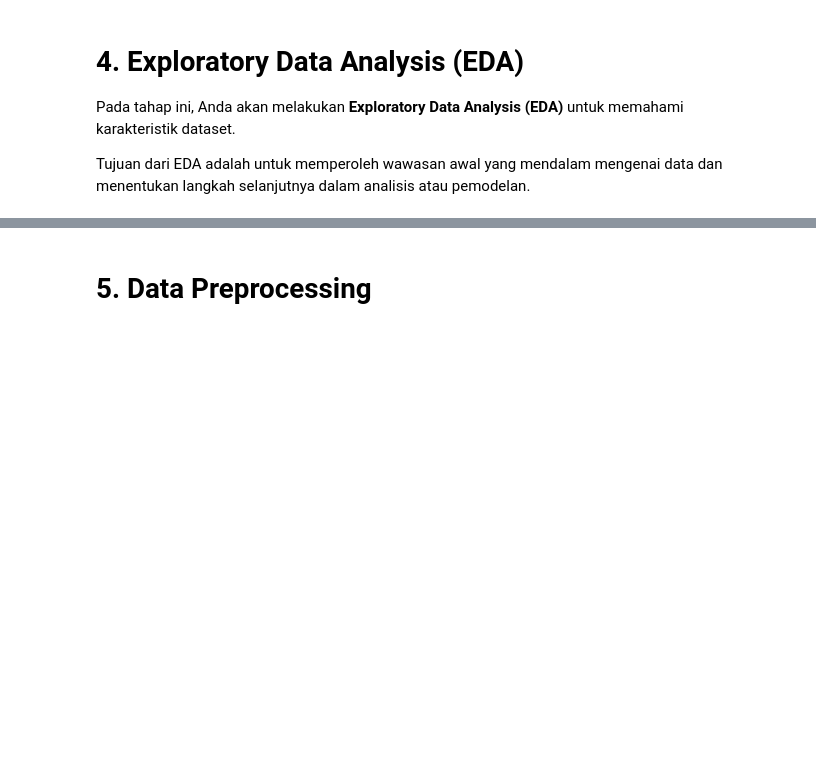
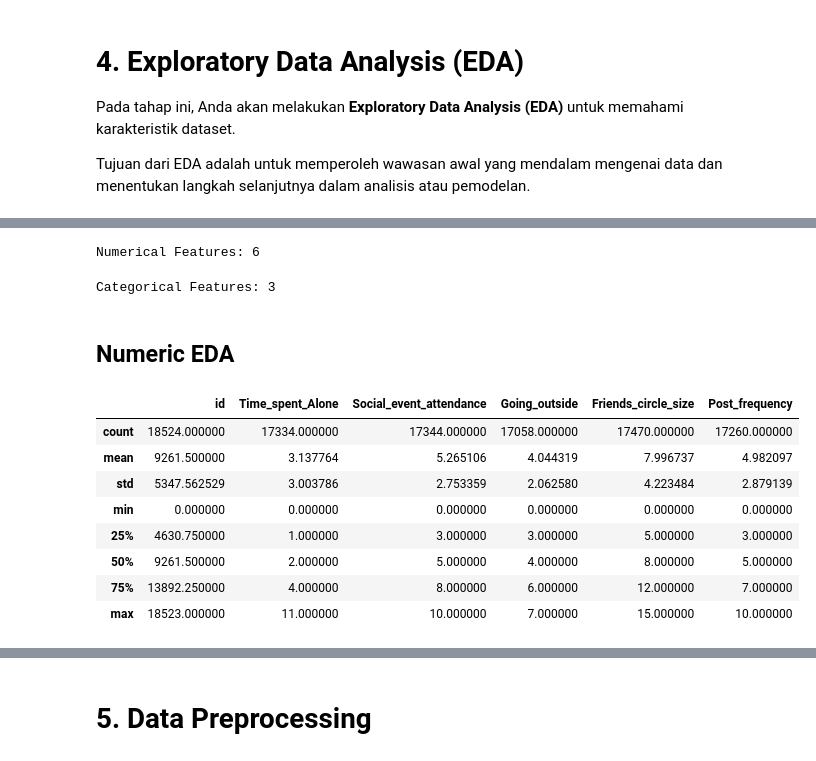
Before and after one commit to maulanasyaa/Eksperimen_SML_Maulana-Syarip-Abdurahman, a Jupyter notebook: preprocessing/Eksperimen_Maulana-Syarip-Abdurahman.ipynb, the cells around one changed output, grey strips where cells are left out. Saved outputs shown, nothing was run; the diff lists cells and outputs as text; code cells hidden in the pictures; blank space fills up the shorter version.

```diff
--- a/preprocessing/Eksperimen_Maulana-Syarip-Abdurahman.ipynb
+++ b/preprocessing/Eksperimen_Maulana-Syarip-Abdurahman.ipynb
@@ -31,0 +69,26 @@ Tujuan dari EDA adalah untuk memperoleh wawasan awal yang mendalam mengenai data
+# %%
+# features
+numerical_features = df.select_dtypes(include=np.number).columns
+print(f"Numerical Features: {len(numerical_features)}")
+# %% [output]
+Numerical Features: 6
+# %%
+categorical_features = df.select_dtypes(include=np.object_).columns
+print(f"Categorical Features: {len(categorical_features)}")
+# %% [output]
+Categorical Features: 3
+# %% [markdown]
+## Numeric EDA
+# %%
+# descriptive statistics
+df.describe()
+# %% [output]
+|  | id | Time_spent_Alone | Social_event_attendance | Going_outside | Friends_circle_size | Post_frequency |
+| count | 18524.000000 | 17334.000000 | 17344.000000 | 17058.000000 | 17470.000000 | 17260.000000 |
+| mean | 9261.500000 | 3.137764 | 5.265106 | 4.044319 | 7.996737 | 4.982097 |
+| std | 5347.562529 | 3.003786 | 2.753359 | 2.062580 | 4.223484 | 2.879139 |
+| min | 0.000000 | 0.000000 | 0.000000 | 0.000000 | 0.000000 | 0.000000 |
+| 25% | 4630.750000 | 1.000000 | 3.000000 | 3.000000 | 5.000000 | 3.000000 |
+| 50% | 9261.500000 | 2.000000 | 5.000000 | 4.000000 | 8.000000 | 5.000000 |
+| 75% | 13892.250000 | 4.000000 | 8.000000 | 6.000000 | 12.000000 | 7.000000 |
+| max | 18523.000000 | 11.000000 | 10.000000 | 7.000000 | 15.000000 | 10.000000 |
```
Also changed, not shown: parts of 16 cells of this notebook, 4 other files.
